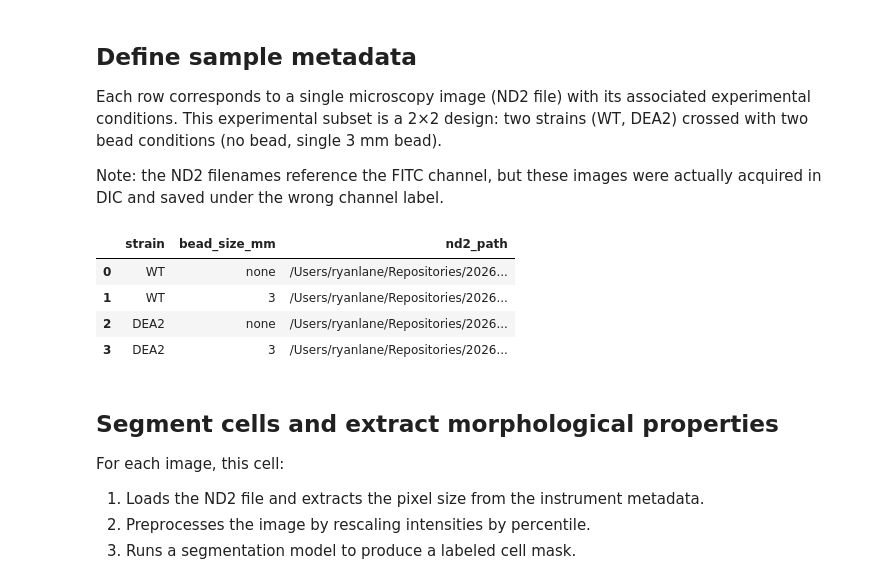
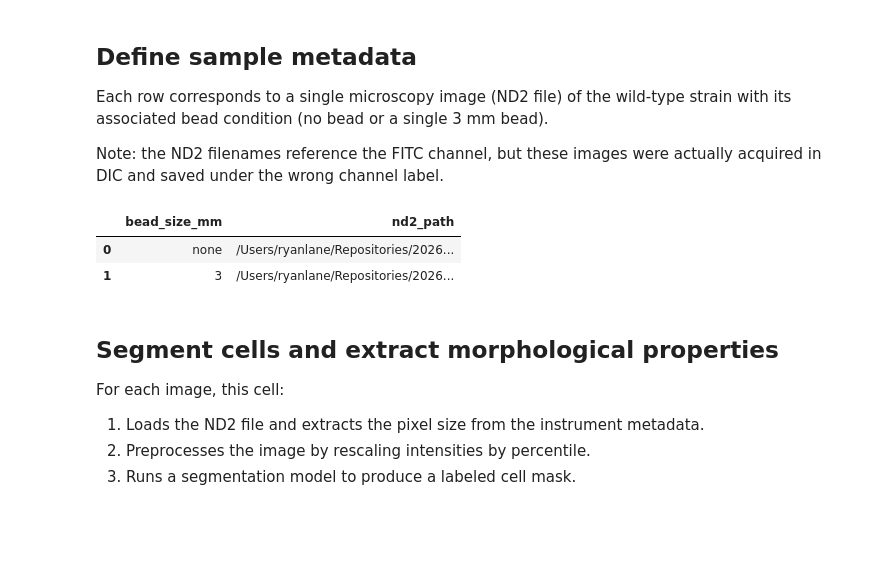
Before and after one commit to Arcadia-Science/beads-cell-growth, a Jupyter notebook: notebooks/segmentation-example.ipynb, the cells around one changed output. Saved outputs shown, nothing was run; the diff lists cells and outputs as text; code cells hidden in the pictures; blank space fills up the shorter version.

```diff
--- a/notebooks/segmentation-example.ipynb
+++ b/notebooks/segmentation-example.ipynb
@@ -21,29 +14,25 @@ Warning: The Arcadia fonts were not found. The default matplotlib fonts will be
 # %% [markdown]
 ## Define sample metadata
 
-Each row corresponds to a single microscopy image (ND2 file) with its associated experimental conditions. This experimental subset is a 2×2 design: two strains (WT, DEA2) crossed with two bead conditions (no bead, single 3 mm bead).
+Each row corresponds to a single microscopy image (ND2 file) of the wild-type strain with its associated bead condition (no bead or a single 3 mm bead).
 
 Note: the ND2 filenames reference the FITC channel, but these images were actually acquired in DIC and saved under the wrong channel label.
 # %%
 DATA_DIR = Path("../data/microscopy").resolve()
 
-keys = ["strain", "bead_size_mm", "nd2_path"]
+keys = ["bead_size_mm", "nd2_path"]
 records = [
-    ("WT", "none", DATA_DIR / "WellB10_PointB10_0004_ChannelFITC BP_Seq0094.nd2"),
-    ("WT", 3, DATA_DIR / "WellB06_PointB06_0002_ChannelFITC BP_Seq0128.nd2"),
-    ("DEA2", "none", DATA_DIR / "WellF10_PointF10_0007_ChannelFITC BP_Seq0277.nd2"),
-    ("DEA2", 3, DATA_DIR / "WellF06_PointF06_0003_ChannelFITC BP_Seq0309.nd2"),
+    ("none", DATA_DIR / "WellB10_PointB10_0004_ChannelFITC BP_Seq0094.nd2"),
+    (3, DATA_DIR / "WellB06_PointB06_0002_ChannelFITC BP_Seq0128.nd2"),
 ]
 
 # Create a DataFrame from the records
 sample_metadata = pd.DataFrame(records, columns=keys)
 sample_metadata
 # %% [output]
-|  | strain | bead_size_mm | nd2_path |
-| 0 | WT | none | /Users/ryanlane/Repositories/2026... |
-| 1 | WT | 3 | /Users/ryanlane/Repositories/2026... |
-| 2 | DEA2 | none | /Users/ryanlane/Repositories/2026... |
-| 3 | DEA2 | 3 | /Users/ryanlane/Repositories/2026... |
+|  | bead_size_mm | nd2_path |
+| 0 | none | /Users/ryanlane/Repositories/2026... |
+| 1 | 3 | /Users/ryanlane/Repositories/2026... |
 # %% [markdown]
 ## Segment cells and extract morphological properties
 
```
Also changed, not shown: parts of 7 cells of this notebook, 16 other files.
